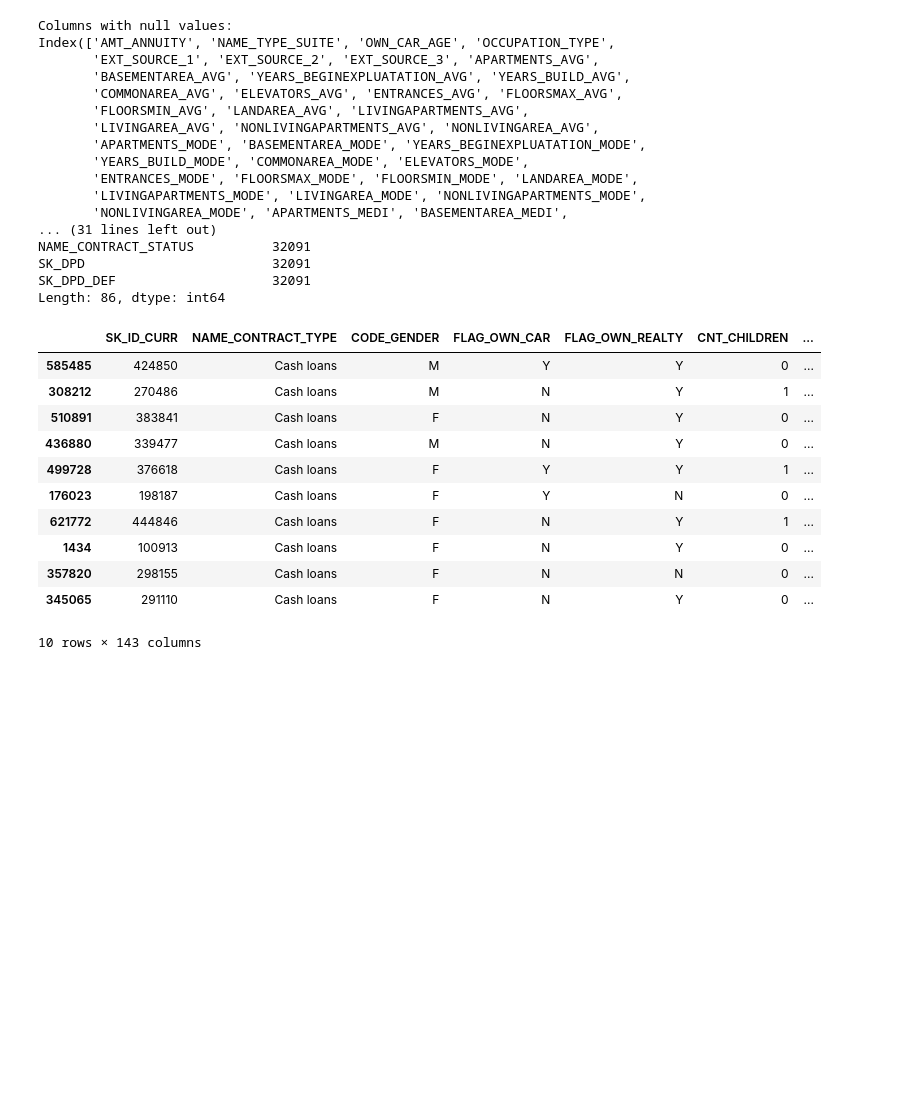
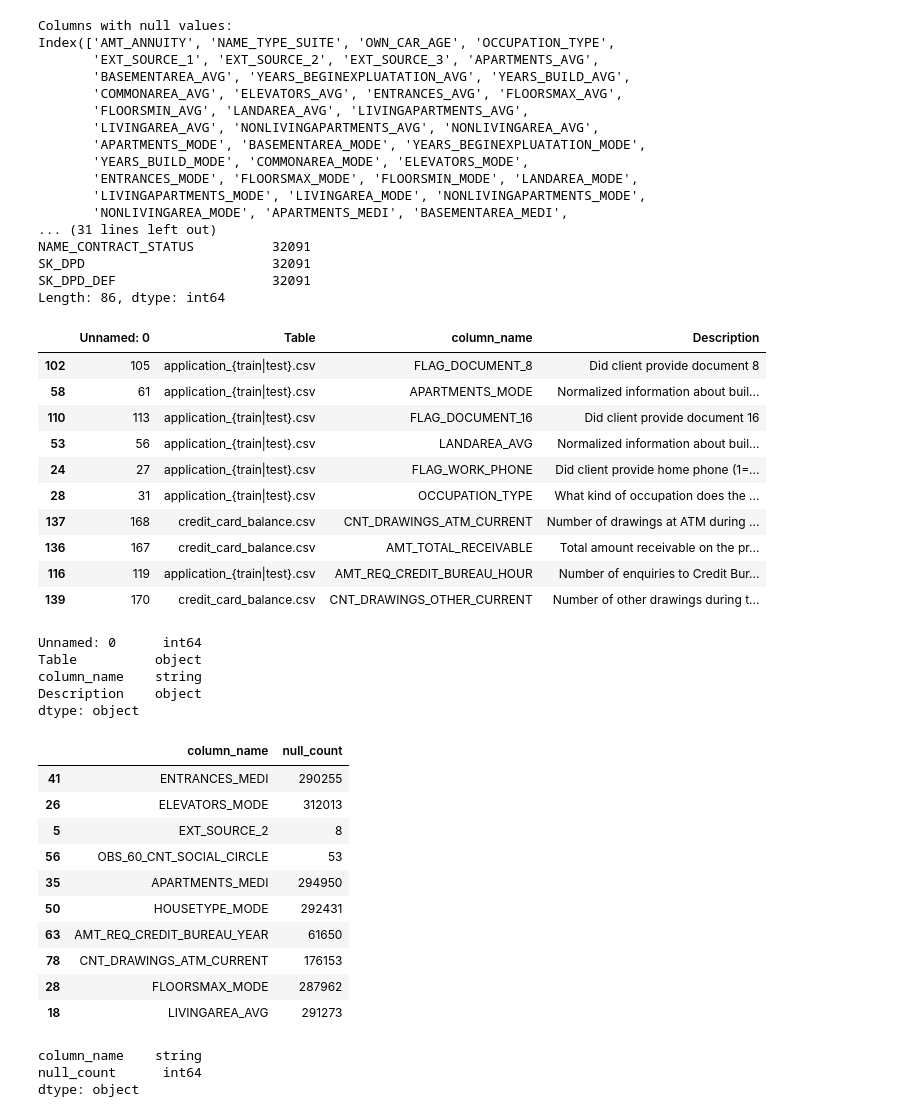
Before and after one commit to r-sql/notebook-ga-lab-home-credit, a Jupyter notebook: home-credit.ipynb, the cells around one changed output. Cells and saved outputs as stored; diff of their text form; code cells hidden in the pictures; blank space fills up the shorter version.

```diff
--- a/home-credit.ipynb
+++ b/home-credit.ipynb
@@ -153,19 +153,60 @@ NAME_CONTRACT_STATUS          32091
 SK_DPD                        32091
 SK_DPD_DEF                    32091
 Length: 86, dtype: int64
-# %%
-cleaned_df = merged_df_left.copy()
-cleaned_df.sample(10)
-# %% [output]
-|  | SK_ID_CURR | NAME_CONTRACT_TYPE | CODE_GENDER | FLAG_OWN_CAR | FLAG_OWN_REALTY | CNT_CHILDREN | ... |
-| 585485 | 424850 | Cash loans | M | Y | Y | 0 | ... |
-| 308212 | 270486 | Cash loans | M | N | Y | 1 | ... |
-| 510891 | 383841 | Cash loans | F | N | Y | 0 | ... |
-| 436880 | 339477 | Cash loans | M | N | Y | 0 | ... |
-| 499728 | 376618 | Cash loans | F | Y | Y | 1 | ... |
-| 176023 | 198187 | Cash loans | F | Y | N | 0 | ... |
-| 621772 | 444846 | Cash loans | F | N | Y | 1 | ... |
-| 1434 | 100913 | Cash loans | F | N | Y | 0 | ... |
-| 357820 | 298155 | Cash loans | F | N | N | 0 | ... |
-| 345065 | 291110 | Cash loans | F | N | Y | 0 | ... |
-10 rows × 143 columns
+# %%
+# dateframe 3
+df_column_names = pd.read_csv('./data/HomeCredit_columns_df_1_application_df2_credit_balance.csv')
+df_column_names = df_column_names.rename(columns={'Row': 'column_name'})
+
+#In pandas 1.0.0 and later versions, there's a new "StringDtype" available that you can use to explicitly store a column as a string.
+#df_column_names['column_name'] = df_column_names['column_name'].astype(str)
+
+df_column_names['column_name'] = df_column_names['column_name'].astype(pd.StringDtype())
+
+
+# Filter the count of null values in each column that are greater than 0
+filtered_null_count = null_count[null_count > 0]
+
+# Convert the filtered Series object to a DataFrame and reset the index
+null_count_df = filtered_null_count.to_frame(name='null_count').reset_index()
+null_count_df = null_count_df.rename(columns={'index': 'column_name'})
+
+#In pandas 1.0.0 and later versions, there's a new "StringDtype" available that you can use to explicitly store a column as a string.
+#null_count_df['column_name'] = null_count_df['column_name'].astype(pd.StringDtype())
+null_count_df['column_name'] = null_count_df['column_name'].astype(pd.StringDtype())
+
+display(df_column_names.sample(10))
+display(df_column_names.dtypes)
+display(null_count_df.sample(10))
+display(null_count_df.dtypes)
+# %% [output]
+|  | Unnamed: 0 | Table | column_name | Description |
+| 102 | 105 | application_{train|test}.csv | FLAG_DOCUMENT_8 | Did client provide document 8 |
+| 58 | 61 | application_{train|test}.csv | APARTMENTS_MODE | Normalized information about buil... |
+| 110 | 113 | application_{train|test}.csv | FLAG_DOCUMENT_16 | Did client provide document 16 |
+| 53 | 56 | application_{train|test}.csv | LANDAREA_AVG | Normalized information about buil... |
+| 24 | 27 | application_{train|test}.csv | FLAG_WORK_PHONE | Did client provide home phone (1=... |
+| 28 | 31 | application_{train|test}.csv | OCCUPATION_TYPE | What kind of occupation does the ... |
+| 137 | 168 | credit_card_balance.csv | CNT_DRAWINGS_ATM_CURRENT | Number of drawings at ATM during ... |
+| 136 | 167 | credit_card_balance.csv | AMT_TOTAL_RECEIVABLE | Total amount receivable on the pr... |
+| 116 | 119 | application_{train|test}.csv | AMT_REQ_CREDIT_BUREAU_HOUR | Number of enquiries to Credit Bur... |
+| 139 | 170 | credit_card_balance.csv | CNT_DRAWINGS_OTHER_CURRENT | Number of other drawings during t... |
+Unnamed: 0      int64
+Table          object
+column_name    string
+Description    object
+dtype: object
+|  | column_name | null_count |
+| 41 | ENTRANCES_MEDI | 290255 |
+| 26 | ELEVATORS_MODE | 312013 |
+| 5 | EXT_SOURCE_2 | 8 |
+| 56 | OBS_60_CNT_SOCIAL_CIRCLE | 53 |
+| 35 | APARTMENTS_MEDI | 294950 |
+| 50 | HOUSETYPE_MODE | 292431 |
+| 63 | AMT_REQ_CREDIT_BUREAU_YEAR | 61650 |
+| 78 | CNT_DRAWINGS_ATM_CURRENT | 176153 |
+| 28 | FLOORSMAX_MODE | 287962 |
+| 18 | LIVINGAREA_AVG | 291273 |
+column_name    string
+null_count      int64
+dtype: object
```
Also changed, not shown: parts of 2 cells of this notebook.
